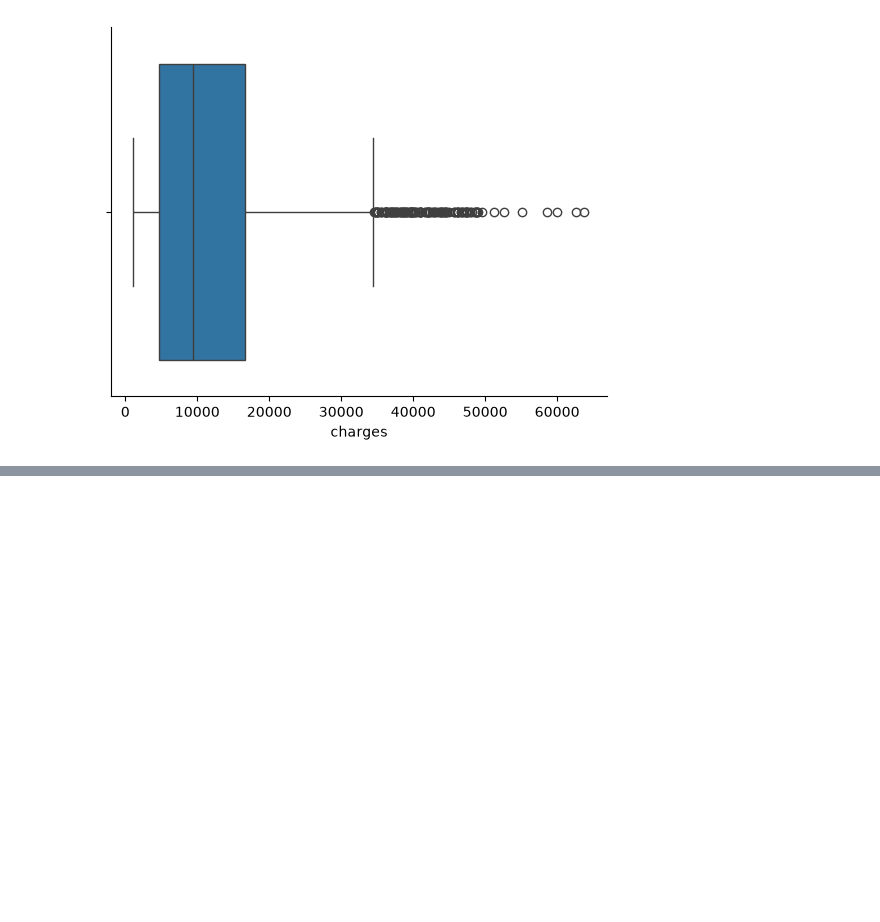
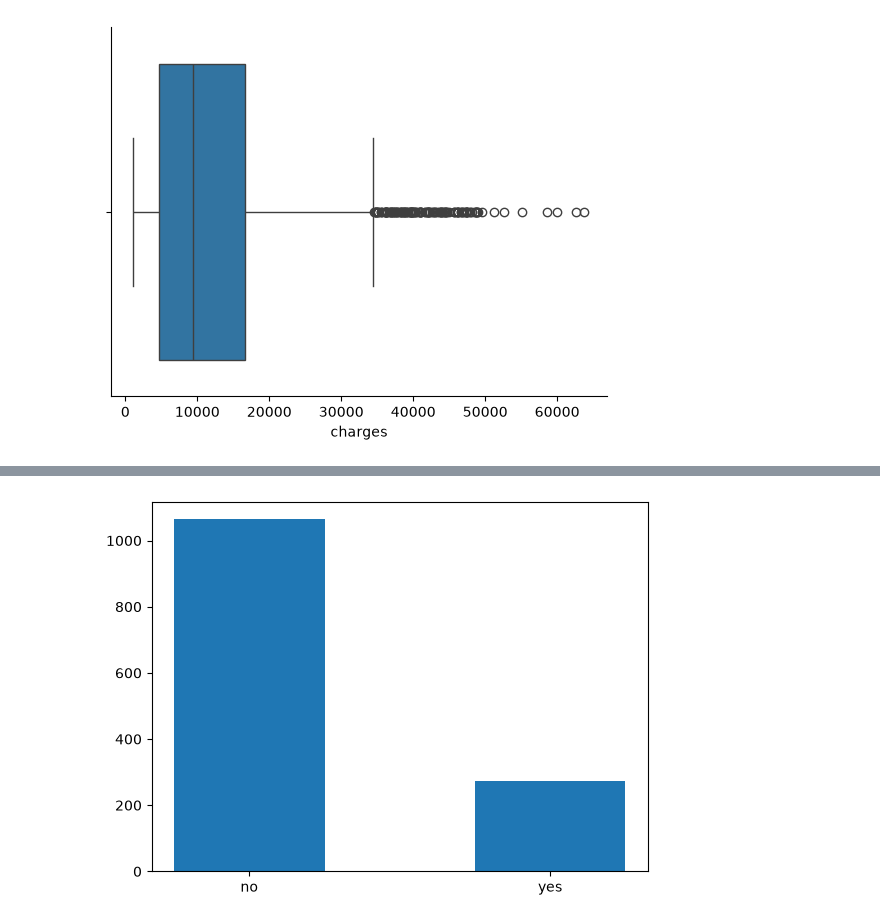
Before and after one commit to MiltonValleL/regression-and-forecasting, a Jupyter notebook: notebooks/01.pre-modelling.ipynb, the cells around one changed output, grey strips where cells are left out. Saved outputs shown, nothing was run; the diff lists cells and outputs as text; code cells hidden in the pictures; blank space fills up the shorter version.

```diff
--- a/notebooks/01.pre-modelling.ipynb
+++ b/notebooks/01.pre-modelling.ipynb
@@ -171,0 +223,8 @@ sns.despine()
+# %%
+# let's see some cathegorical values
+smoke = insurance.smoker.value_counts()
+
+plt.bar(x=smoke.index, height=smoke, width=0.5)
+plt.show()
+# %% [output]
+[figure, added]
```
Also changed, not shown: parts of 13 cells of this notebook.
